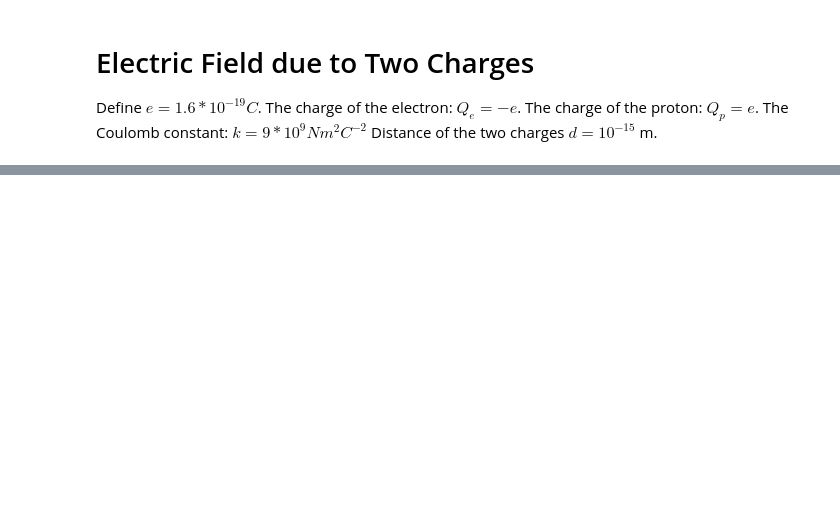
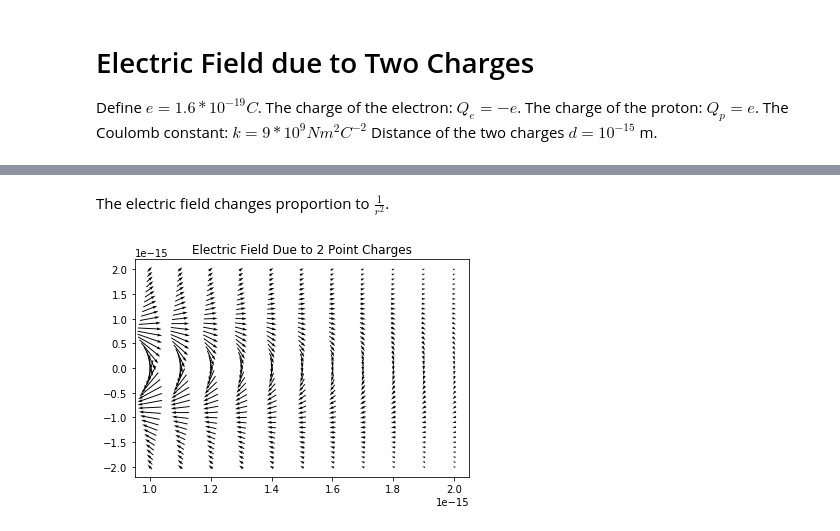
Before and after one commit to emotionlearning/MIT_Electromagnetism, a Jupyter notebook: L2Q4_Electric_Field_Two_Charges.ipynb, the cells around one changed output, grey strips where cells are left out. Drawn from its saved outputs; the diff is of its cells as text; code cells hidden in the pictures; blank space fills up the shorter version.

```diff
--- a/L2Q4_Electric_Field_Two_Charges.ipynb
+++ b/L2Q4_Electric_Field_Two_Charges.ipynb
@@ -29,0 +68,22 @@ $$|\vec{\mathbf{r_e}}| = r_e$$ $$|\vec{\mathbf{r_p}}| = r_p$$
+# %% [markdown]
+The electric field changes proportion to $\frac{1}{r^2}$.
+# %%
+import numpy as np
+
+k = 9e9
+e = 1.6e-16
+x_q = np.arange(1e-15, 2e-15, 1e-16)
+y_q = np.arange(-2e-15, 2e-15, 1e-16)
+X, Y = np.meshgrid(x_q, y_q)
+r_e = np.sqrt(np.power(X,2) + np.power((Y + 5e-16),2))
+r_p = np.sqrt(np.power(X,2) + np.power((Y - 5e-16),2))
+
+E_x = X * k * e * (1/(np.power(r_p, 3)) - 1/(np.power(r_e, 3)))
+E_y = k * e * ((Y - 5e-16)/(np.power(r_p, 3)) - (Y + 5e-16)/(np.power(r_e, 3)))
+
+plt.figure()
+
+plt.title('Electric Field Due to 2 Point Charges')
+Q=plt.quiver(X, Y, E_x, E_y, pivot='mid', units='width')
+# %% [output]
+[figure, added]
```
Also changed, not shown: parts of 4 cells of this notebook.
